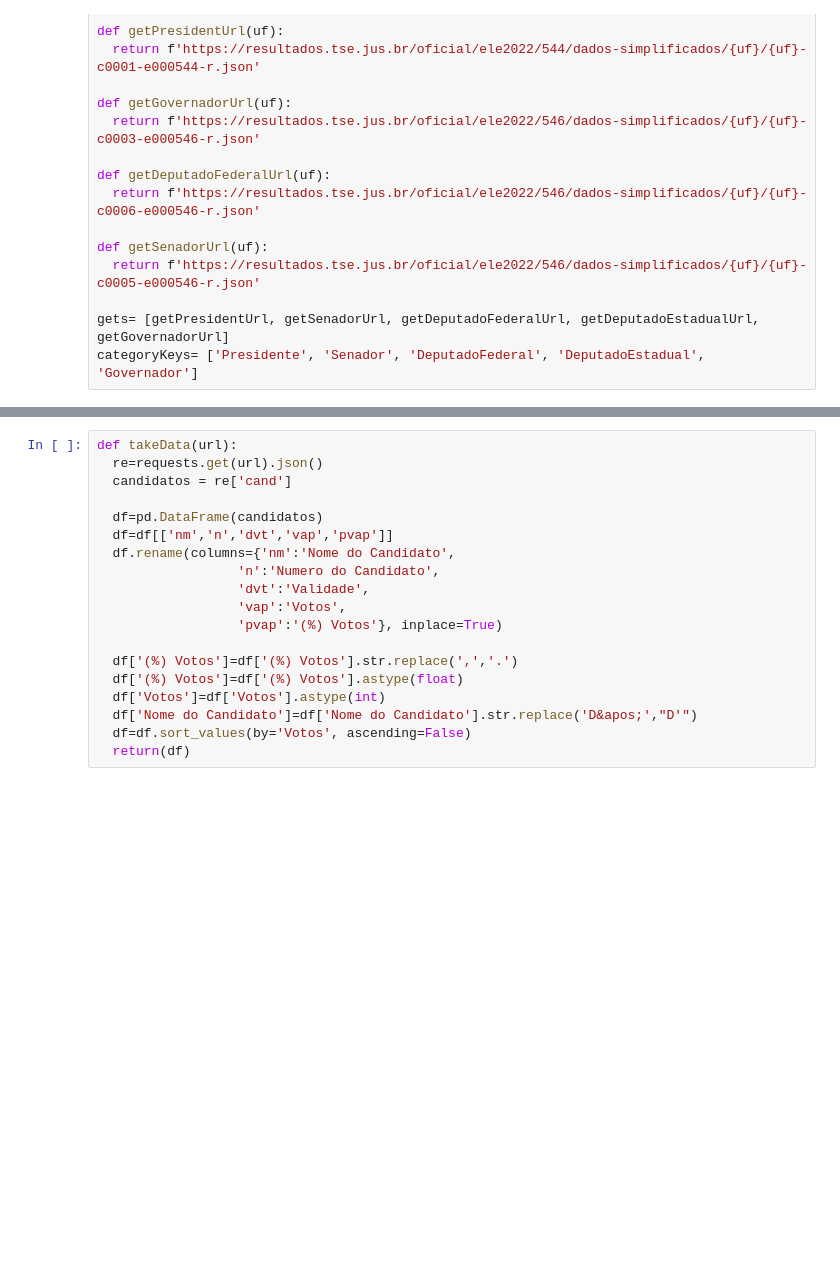
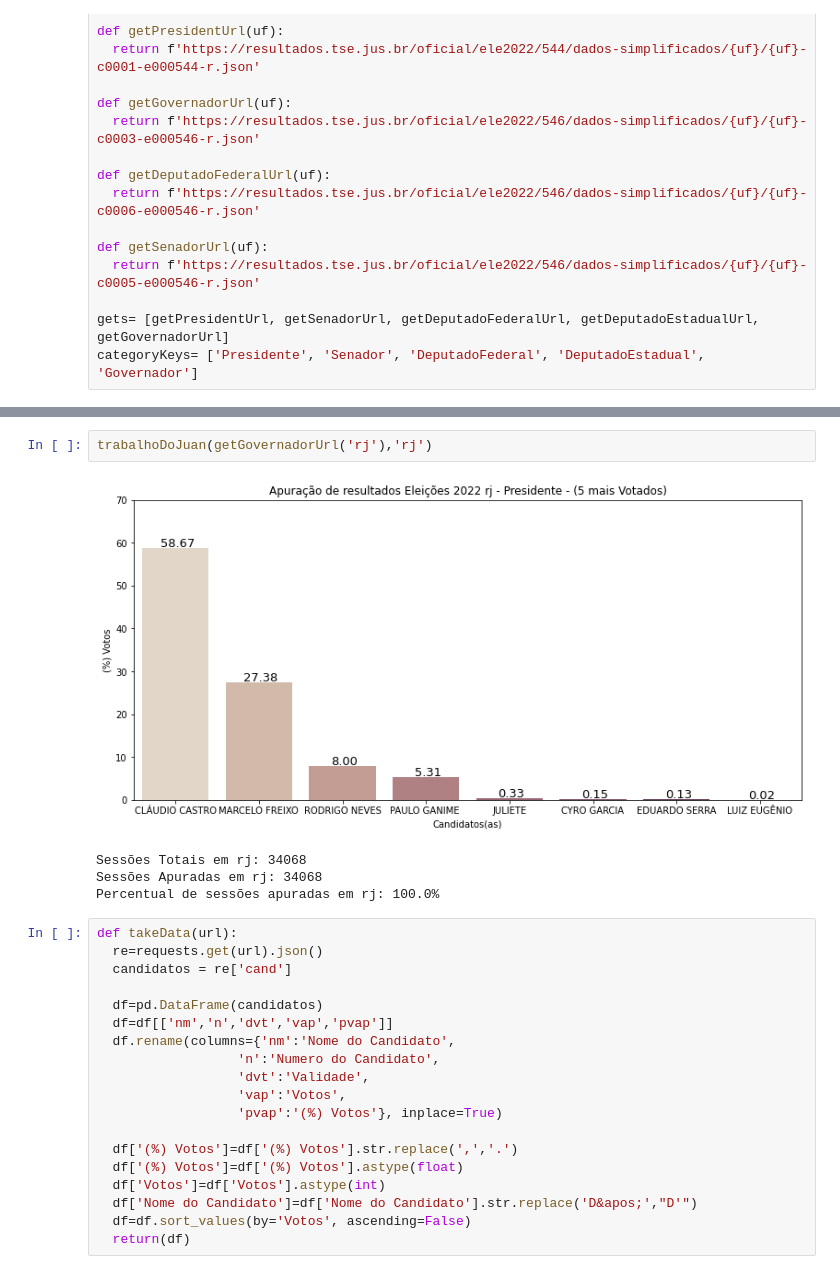
Before and after one commit to luisArthurRodriguesDaSilva/analise-eleicoes-brasileiras-2022, a Jupyter notebook: apuração.ipynb, the cells around one changed output, grey strips where cells are left out. Drawn from its saved outputs; the diff is of its cells as text; blank space fills up the shorter version.

```diff
--- a/apuração.ipynb
+++ b/apuração.ipynb
@@ -76,6 +75,13 @@ def trabalhoDoJuan(url,uf): #taked on
   print (f'Sessões Apuradas em {uf}: {re["st"]}')
   pct=int(re['st'])/int(re['s'])*100
   print (f'Percentual de sessões apuradas em {uf}: {round(pct,4)}%')
+# %%
+trabalhoDoJuan(getGovernadorUrl('rj'),'rj')
+# %% [output]
+[figure, added]
+Sessões Totais em rj: 34068
+Sessões Apuradas em rj: 34068
+Percentual de sessões apuradas em rj: 100.0%
 # %%
 def takeData(url):
   re=requests.get(url).json()
```
Also changed, not shown: parts of 3 cells of this notebook.
